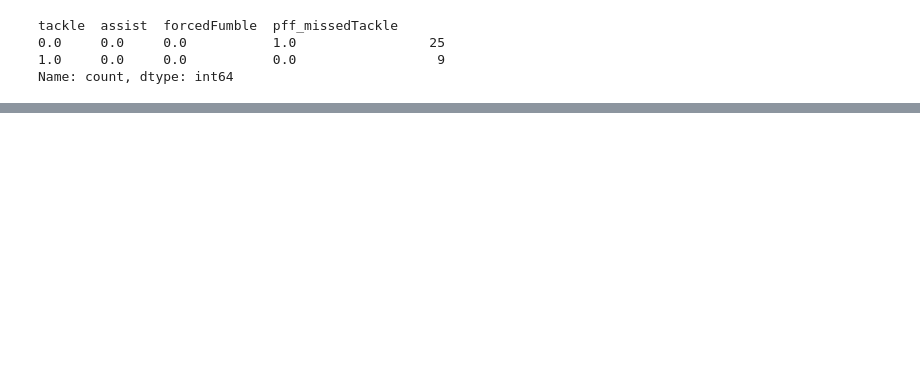
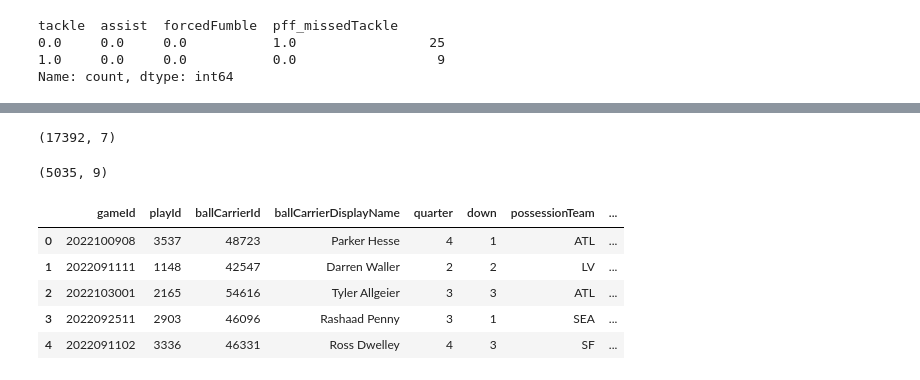
Before and after one commit to lorihe/BigBowl2024, a Jupyter notebook: code/data_overview.ipynb, the cells around one changed output, grey strips where cells are left out. Saved outputs shown, nothing was run; the diff lists cells and outputs as text; code cells hidden in the pictures; blank space fills up the shorter version.

```diff
--- a/code/data_overview.ipynb
+++ b/code/data_overview.ipynb
@@ -342,0 +367,4 @@ plays_tackle = plays_tackle.drop(far_tacklers_idx)
+# %%
+tackles_all_n.shape
+# %% [output]
+(17392, 7)
@@ -342,0 +373,18 @@ plays_tackle = plays_tackle.drop(far_tacklers_idx)
+# %%
+dash_df = plays_ps[['gameId', 'playId', 'ballCarrierId', 'ballCarrierDisplayName', 'quarter', 'down', 'possessionTeam',
+       'defensiveTeam']]
+# %%
+dash_df = pd.merge(dash_df, games_all[['gameId', 'gameDate']], on = 'gameId', how = 'left')
+# %%
+dash_df.shape
+# %% [output]
+(5035, 9)
+# %%
+dash_df.head()
+# %% [output]
+|  | gameId | playId | ballCarrierId | ballCarrierDisplayName | quarter | down | possessionTeam | ... |
+| 0 | 2022100908 | 3537 | 48723 | Parker Hesse | 4 | 1 | ATL | ... |
+| 1 | 2022091111 | 1148 | 42547 | Darren Waller | 2 | 2 | LV | ... |
+| 2 | 2022103001 | 2165 | 54616 | Tyler Allgeier | 3 | 3 | ATL | ... |
+| 3 | 2022092511 | 2903 | 46096 | Rashaad Penny | 3 | 1 | SEA | ... |
+| 4 | 2022091102 | 3336 | 46331 | Ross Dwelley | 4 | 3 | SF | ... |
```
Also changed, not shown: parts of 21 cells of this notebook, 12 other files.
